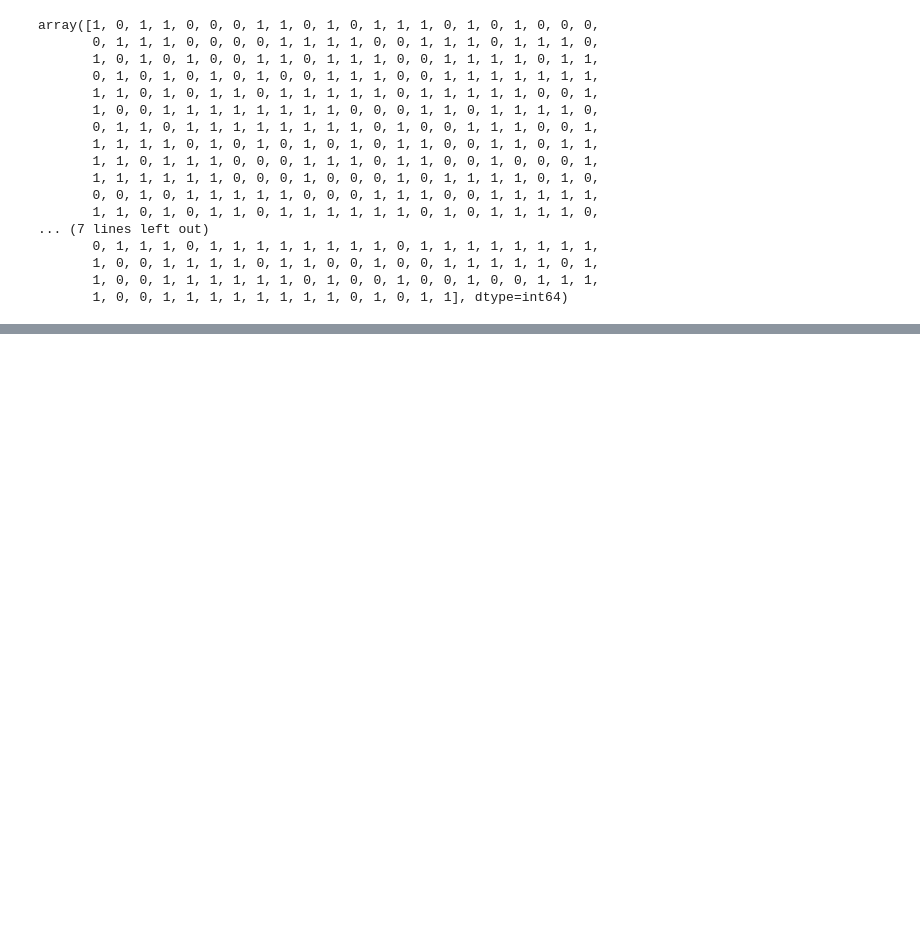
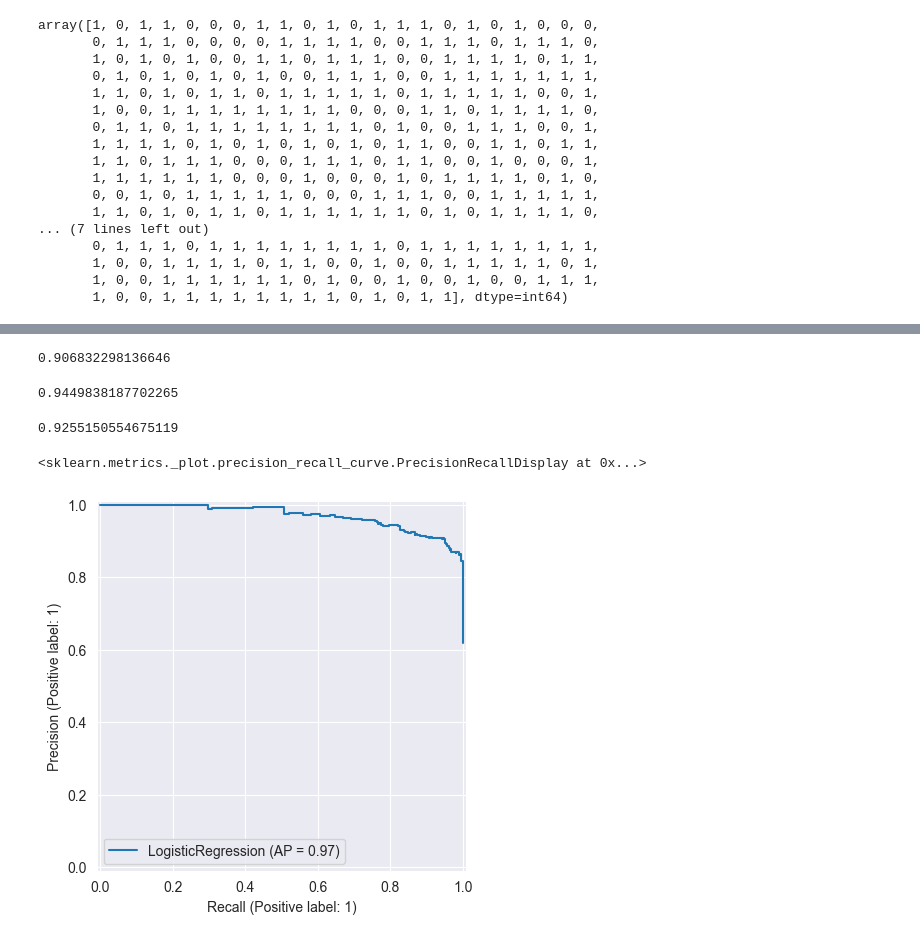
Before and after one commit to ZygimantasB/data_science_ml_learning, a Jupyter notebook: Section 13 Logistic Regression/section 13.ipynb, the cells around one changed output, grey strips where cells are left out. Saved outputs shown, nothing was run; the diff lists cells and outputs as text; code cells hidden in the pictures; blank space fills up the shorter version.

```diff
--- a/Section 13 Logistic Regression/section 13.ipynb
+++ b/Section 13 Logistic Regression/section 13.ipynb
@@ -148,0 +192,12 @@ array([1, 0, 1, 1, 0, 0, 0, 1, 1, 0, 1, 0, 1, 1, 1, 0, 1, 0, 1, 0, 0, 0,
+# %%
+precision_score(y_test, y_pred)
+# %% [output]
+0.906832298136646
+# %%
+recall_score(y_test, y_pred)
+# %% [output]
+0.9449838187702265
+# %%
+f1_score(y_test, y_pred)
+# %% [output]
+0.9255150554675119
@@ -148,0 +206,6 @@ array([1, 0, 1, 1, 0, 0, 0, 1, 1, 0, 1, 0, 1, 1, 1, 0, 1, 0, 1, 0, 0, 0,
+# %%
+
+PrecisionRecallDisplay.from_estimator(log_model, scaled_X_test, y_test)
+# %% [output]
+<sklearn.metrics._plot.precision_recall_curve.PrecisionRecallDisplay at 0x...>
+[figure, added]
```
Also changed, not shown: parts of 22 cells of this notebook.
